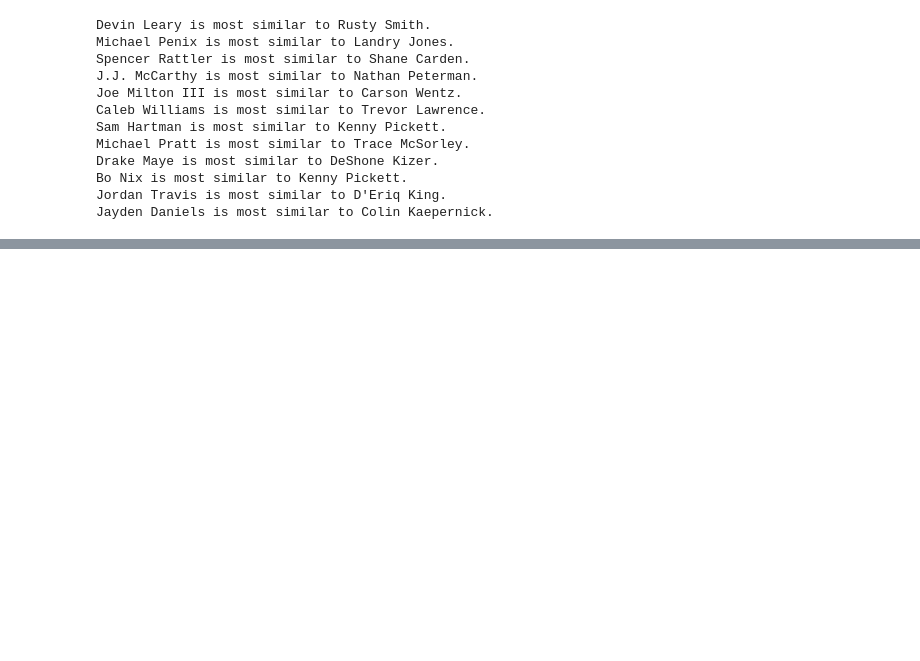
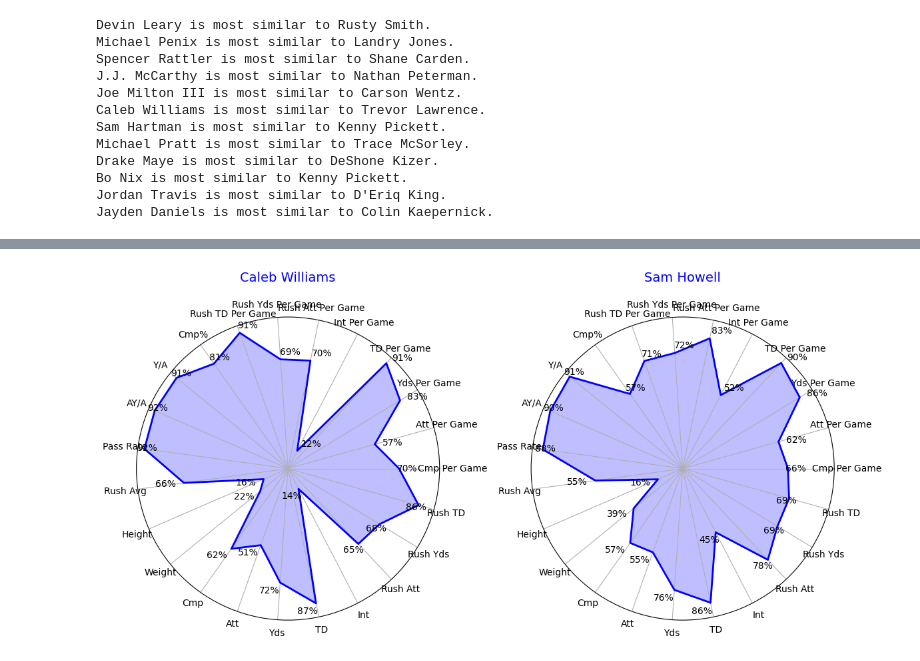
Before and after one commit to array-carpenter/14thstreetanalytics, a Jupyter notebook: nfl-draft/qb-notebook.ipynb, the cells around one changed output, grey strips where cells are left out. Saved outputs shown, nothing was run; the diff lists cells and outputs as text; code cells hidden in the pictures; blank space fills up the shorter version.

```diff
--- a/nfl-draft/qb-notebook.ipynb
+++ b/nfl-draft/qb-notebook.ipynb
@@ -278,0 +275,52 @@ except IndexError:
+# %%
+import matplotlib.pyplot as plt
+import numpy as np
+from math import pi
+
+# Assuming player_percentiles and similar_player_percentiles, along with labels, are already defined as per your script
+
+def make_radar_chart(name, stats, feature_names, ax):
+    # Number of variables we're plotting.
+    num_vars = len(feature_names)
+
+    # Split the circle into even parts and save the angles
+    # so we know where to put each axis.
+    angles = np.linspace(0, 2 * np.pi, num_vars, endpoint=False).tolist()
+
+    # The radar chart is a circle, so we need to "complete the loop"
+    # and append the start value to the end.
+    stats += stats[:1]
+    angles += angles[:1]
+
+    # Plot data
+    ax.fill(angles, stats, color='blue', alpha=0.25)
+    ax.plot(angles, stats, color='blue', linewidth=2)
+
+    # Beautify the plot
+    ax.set_xticks(angles[:-1])
+    ax.set_xticklabels(feature_names)
+
+    # Set the player name as the title
+    ax.set_title(name, size=14, color='blue', y=1.1)
+
+    # Adding number labels for percentiles
+    for label, angle, stat in zip(feature_names, angles[:-1], stats[:-1]):
+        if angle in (0, pi):
+            ha = 'center'
+        elif 0 < angle < pi:
+            ha = 'left'
+        else:
+            ha = 'right'
+        ax.text(angle, stat + 0.05, f"{int(stat*100)}%", size=10, horizontalalignment=ha, verticalalignment="center")
+        ax.set_yticks([])  # This removes all radial gridlines
+
+fig, (ax1, ax2) = plt.subplots(1, 2, figsize=(12, 6), subplot_kw=dict(polar=True))
+
+# Assuming player_name and most_similar_player_name are defined, as well as player_stats and similar_player_stats
+make_radar_chart(player_name, player_percentiles.tolist(), labels, ax1)
+make_radar_chart(most_similar_player_name, similar_player_percentiles.tolist(), labels, ax2)
+
+plt.tight_layout()
+plt.show()
+# %% [output]
+[figure, added]
```
Also changed, not shown: parts of 2 cells of this notebook, 1 other file.
